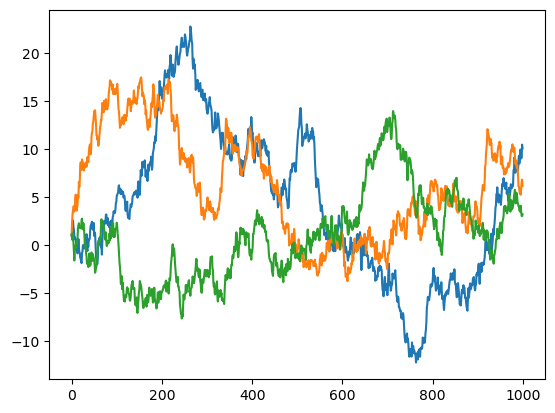
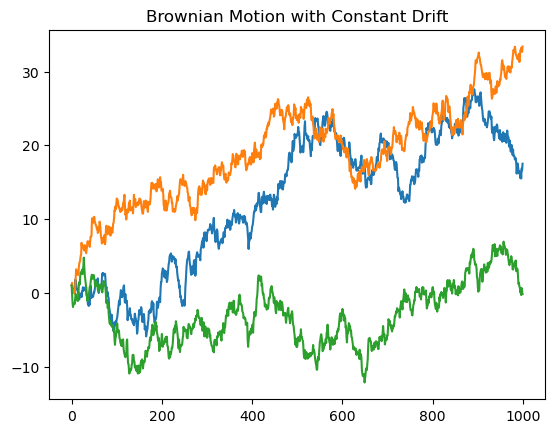
Unified diff of the notebook cell whose output changed from the first chart to the second:
--- before
+++ after
@@ -20,3 +20,5 @@
         X[i] = X[i-1] + mu(i*dt, X[i-1])*dt + sigma(i*dt, X[i-1])*np.random.normal(0,math.sqrt(dt))
     plt.plot(X)
+    
+plt.title("Brownian Motion with Constant Drift")
 plt.show()

Commit: Langevin